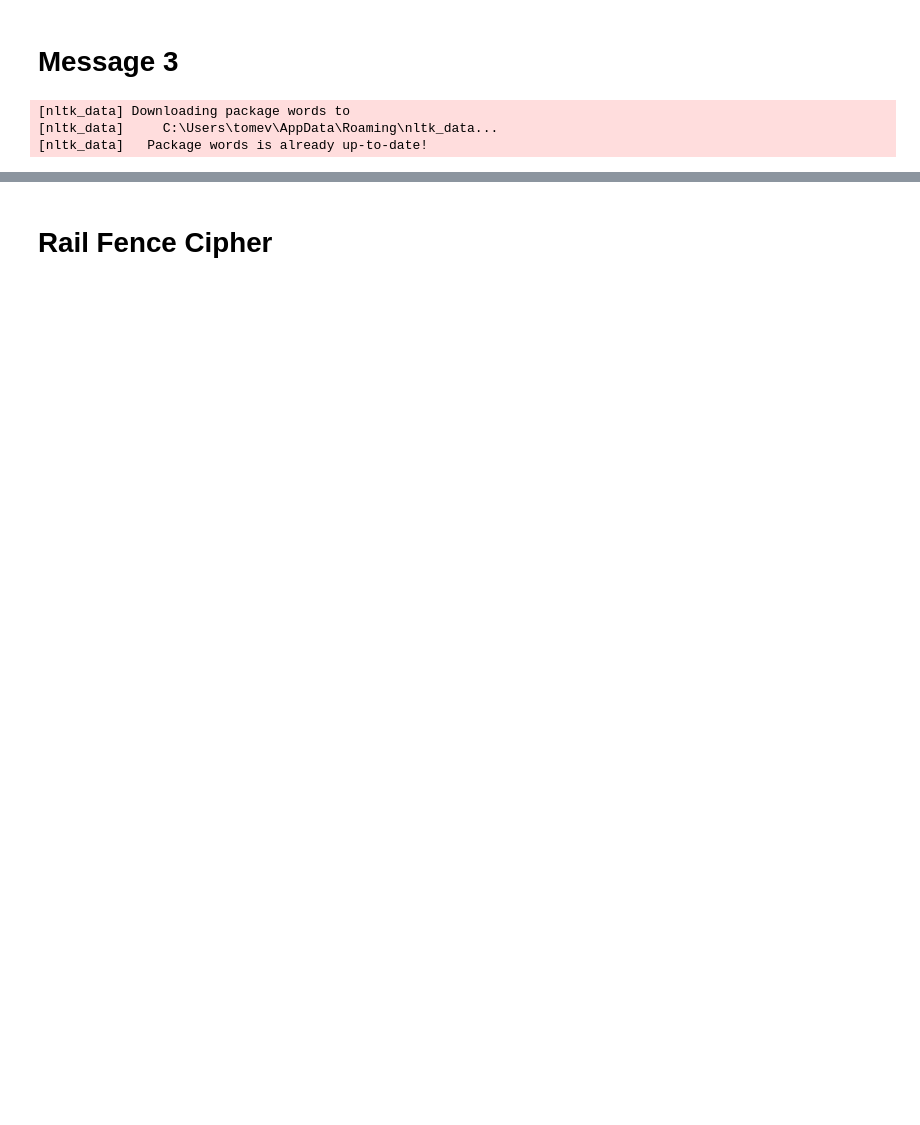
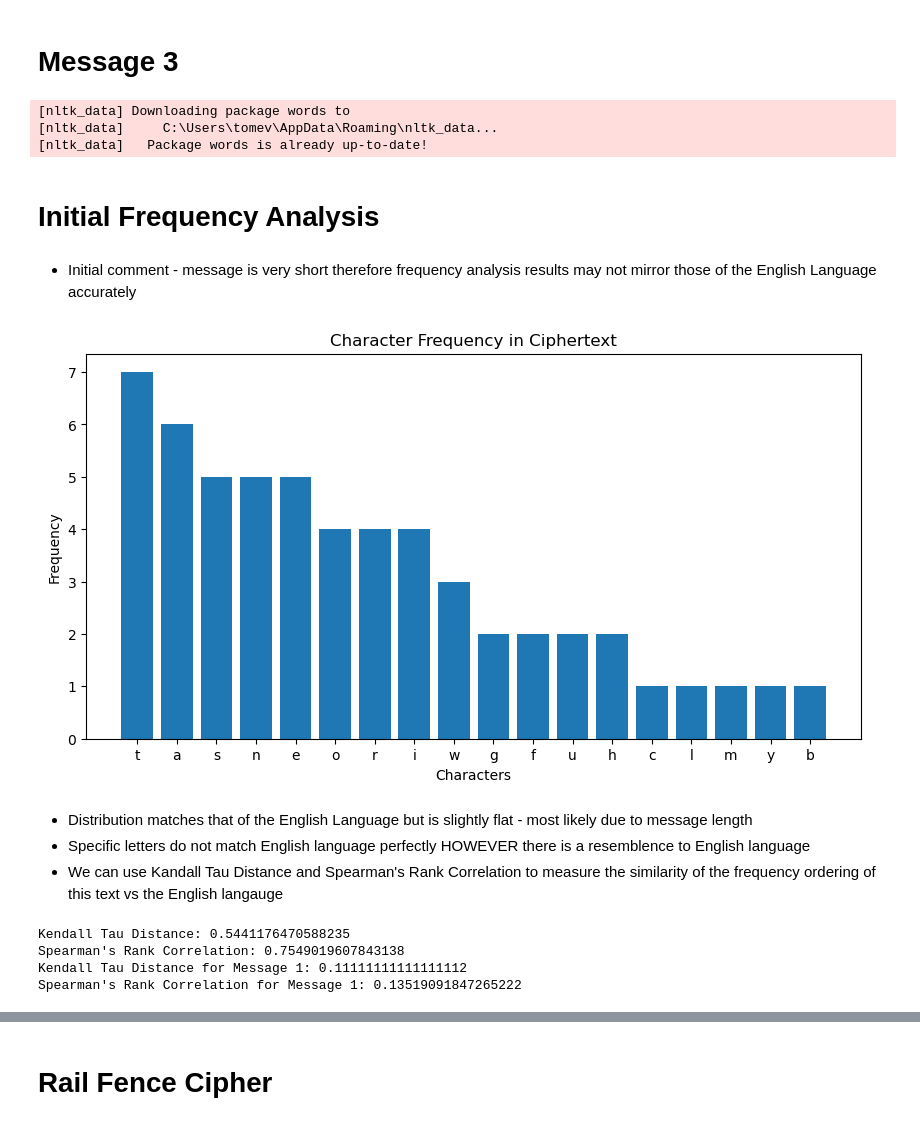
Before and after one commit to tee1g21/Cryptography, a Jupyter notebook: message3.ipynb, the cells around one changed output, grey strips where cells are left out. Drawn from its saved outputs; the diff is of its cells as text; code cells hidden in the pictures; blank space fills up the shorter version.

Commit message:
All messages decrypted with cryptanalysis steps

```diff
--- a/message3.ipynb
+++ b/message3.ipynb
@@ -1,16 +1,15 @@
 # %% [markdown]
 # Message 3
 # %%
-## import necessary modules including english words
 import math
 import string
 import nltk
 nltk.download('words')
 from nltk.corpus import words as english_words
-import enchant
-english = enchant.Dict("en_UK")
-import random
-from itertools import permutations
+from collections import Counter
+import matplotlib.pyplot as plt
+
+ciphertext = "osasangnftrunsnahtfiwettarawctteeilthomyeonsbasgriiueorw"
 # %% [output]
 [nltk_data] Downloading package words to
 [nltk_data]     C:\Users\tomev\AppData\Roaming\nltk_data...
@@ -21,0 +17,70 @@ m3 = "osasangnftrunsnahtfiwettarawctteeilthomyeonsbasgriiueorw"
+# %% [markdown]
+# Initial Frequency Analysis
+# %% [markdown]
+* Initial comment - message is very short therefore frequency analysis results may not mirror those of the English Language accurately
+# %%
+## frequency analysis
+
+# strip text, count frequencies, sort by frequency
+frequency = Counter(ciphertext)
+sorted_frequency = dict(sorted(frequency.items(), key=lambda item: item[1], reverse=True))
+
+# Plot the frequencies
+plt.figure(figsize=(10, 5))
+plt.bar(sorted_frequency.keys(), sorted_frequency.values())
+plt.xlabel('Characters')
+plt.ylabel('Frequency')
+plt.title('Character Frequency in Ciphertext')
+plt.show()
+# %% [output]
+[figure, added]
+# %% [markdown]
+* Distribution matches that of the English Language but is slightly flat - most likely due to message length
+* Specific letters do not match English language perfectly HOWEVER there is a resemblence to English language
+* We can use Kandall Tau Distance and Spearman's Rank Correlation to measure the similarity of the frequency ordering of this text vs the English langauge
+# %%
+# Kendall's tau and Spearman's rank correlation coefficient
+from scipy.stats import kendalltau, spearmanr
+
+# compare to message 1 which was polialphabetic substitution
+message1 = """Oirmf qjff nfrh ub wf n bsbrjab bjvsriffn bzjotnu gzbpcfen ja oir ndujpyn uuztr ybln dbidrmory
+xvoi opjyyjab dudmqmfa nfya ffofrh. Srrbeyjab uuz dudmqmfa ape nibrjab qnojridr voq  fjayornt, sjs ydtgzovih nouriuvqfyt, bay gbm
+jzksbqjab uuzje xpzhvaddnojbit ffjygt, vn crdot ptry ja hbat tpcpbgt, zjtg ztczdvvmyt qez-tpcpbgt"""
+
+# strip text, count frequencies, sort by frequency
+message1_cleaned = ''.join(filter(str.isalpha, message1)).lower()
+m1_frequency = Counter(message1_cleaned)
+m1_sorted_frequency = dict(sorted(m1_frequency.items(), key=lambda item: item[1], reverse=True))
+
+
+english_freq_order = "ETAOINSHRDLCUMWFGYPBVKXJQZ"[:18] # extracted from slides
+ciphertext_freq_order = ''.join(sorted_frequency.keys())
+message1_freq_order = ''.join(m1_sorted_frequency.keys())
+
+# Convert letters to ranks for comparison
+english_ranks = {letter: rank for rank, letter in enumerate(english_freq_order.lower())}
+ciphertext_ranks = [english_ranks[letter] for letter in ciphertext_freq_order if letter in english_ranks]
+m1_ranks = [english_ranks[letter] for letter in message1_freq_order if letter in english_ranks]
+
+# Generate the correct sequential ranking for comparison
+expected_ranks = list(range(len(ciphertext_ranks)))
+m1_expected_ranks = list(range(len(m1_ranks)))
+
+# Compute Kendall Tau and Spearman's Rank Correlation
+kendall_tau, _ = kendalltau(ciphertext_ranks, expected_ranks)
+spearman_corr, _ = spearmanr(ciphertext_ranks, expected_ranks)
+
+# Compute Kendall Tau and Spearman's Rank Correlation for message 1
+m1_kendall_tau, _ = kendalltau(m1_ranks, m1_expected_ranks)
+m1_spearman_corr, _ = spearmanr(m1_ranks, m1_expected_ranks)
+
+print(f"Kendall Tau Distance: {kendall_tau}")
+print(f"Spearman's Rank Correlation: {spearman_corr}")
+
+print(f"Kendall Tau Distance for Message 1: {m1_kendall_tau}")
+print(f"Spearman's Rank Correlation for Message 1: {m1_spearman_corr}")
+# %% [output]
+Kendall Tau Distance: 0.5441176470588235
+Spearman's Rank Correlation: 0.7549019607843138
+Kendall Tau Distance for Message 1: 0.11111111111111112
+Spearman's Rank Correlation for Message 1: 0.13519091847265222
```
Also changed, not shown: parts of 29 cells of this notebook.
